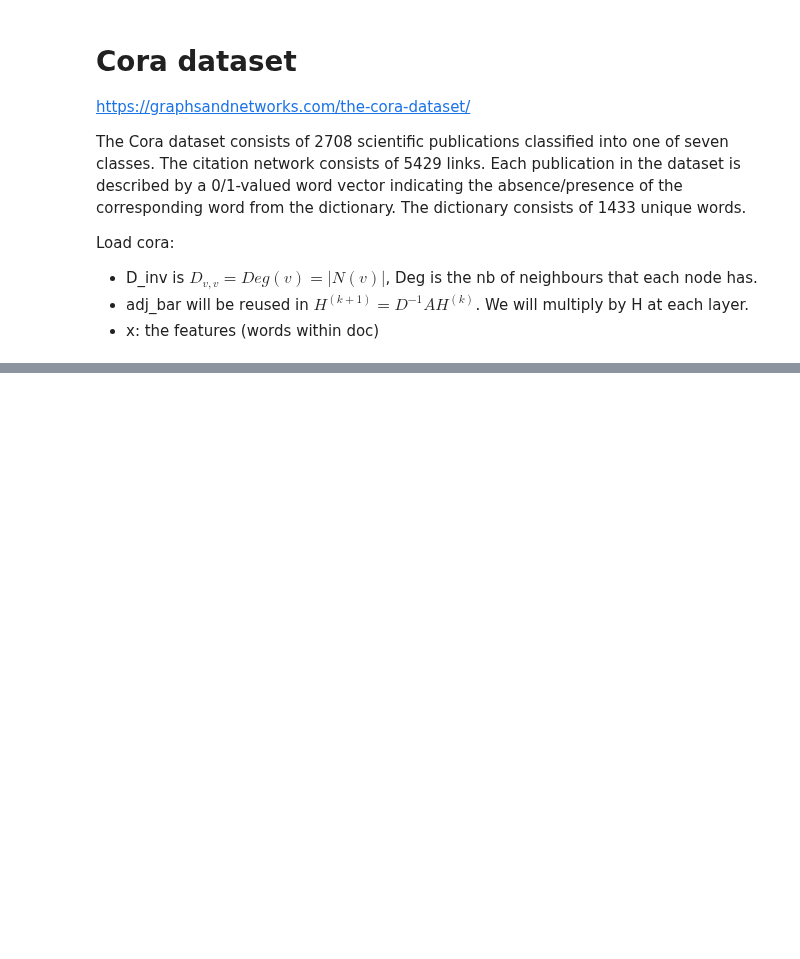
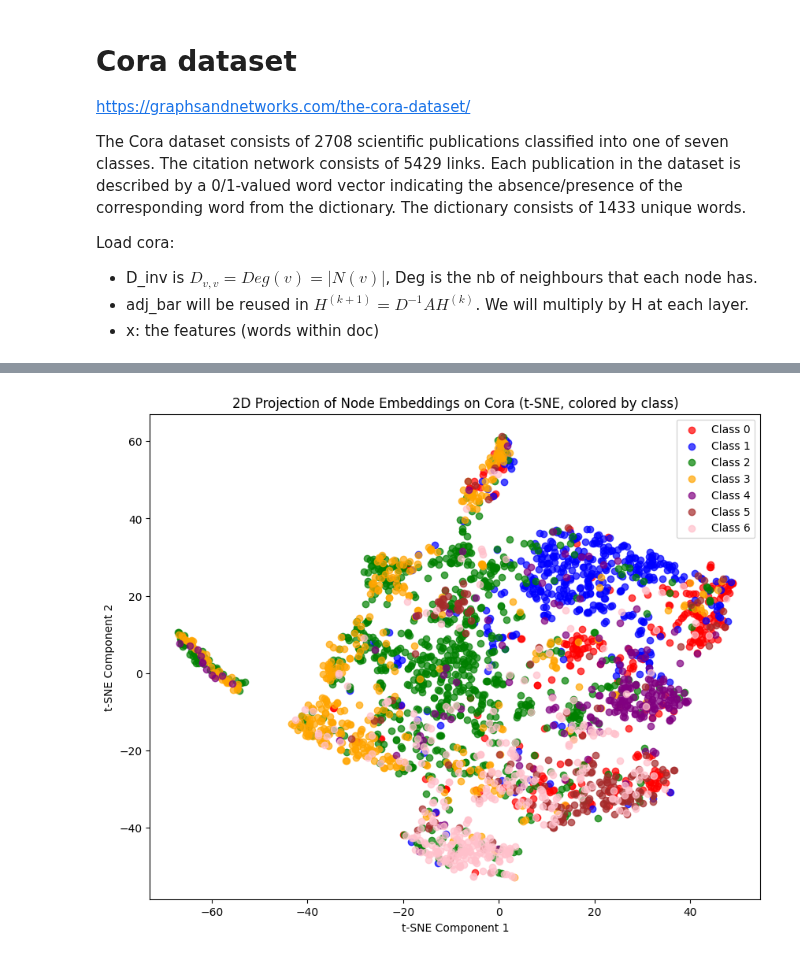
Before and after one commit to jean-kunz/cop_gnn, a Jupyter notebook: nbks/GCN-cora.ipynb, the cells around one changed output, grey strips where cells are left out. Drawn from its saved outputs; the diff is of its cells as text; code cells hidden in the pictures; blank space fills up the shorter version.

```diff
--- a/nbks/GCN-cora.ipynb
+++ b/nbks/GCN-cora.ipynb
@@ -316,6 +262,6 @@ pos_pairs = []
 for walk in walks:
     pairs = gen_walk_pairs(walk, window_size=2)
     pos_pairs.extend(pairs)
-pos_pairs_tensor = torch.LongTensor(pos_pairs).to(device)
-ic(pos_pairs_tensor.shape)
-num_positive_samples = pos_pairs_tensor.shape[0]
+
+num_positive_samples = len(pos_pairs)
+ic(num_positive_samples)
@@ -339,5 +291,0 @@ neg_pairs_tensor = torch.LongTensor(neg_pairs)
-# %%
-pos_logits = torch.sum(z[pos_pairs_tensor[:, 0]] * z[pos_pairs_tensor[:, 1]], dim=1)
-neg_logits = torch.sum(z[neg_pairs_tensor[:, 0]] * z[neg_pairs_tensor[:, 1]], dim=1)
-ic(pos_logits.shape, pos_logits[:5])
-ic(neg_logits.shape, neg_logits[:5]);
@@ -433,0 +450,32 @@ if __name__ == "__main__":
+# %%
+from sklearn.manifold import TSNE
+
+
+def visualize_tsne_embeddings(z, labels):
+    tsne = TSNE(n_components=2, random_state=42, perplexity=30, max_iter=1000)
+    z_2d = tsne.fit_transform(z)
+
+    colors = ["red", "blue", "green", "orange", "purple", "brown", "pink"]
+    unique_labels = np.unique(labels)
+
+    plt.figure(figsize=(10, 8))
+    for i, lbl in enumerate(unique_labels):
+        mask = labels == lbl
+        plt.scatter(
+            z_2d[mask, 0],
+            z_2d[mask, 1],
+            c=colors[i % len(colors)],
+            label=f"Class {lbl}",
+            alpha=0.7,
+        )
+    plt.legend()
+    plt.title("2D Projection of Node Embeddings on Cora (t-SNE, colored by class)")
+    plt.xlabel("t-SNE Component 1")
+    plt.ylabel("t-SNE Component 2")
+    plt.show()
+
+
+z = inference(model, x, adj_bar)
+visualize_tsne_embeddings(z, labels)
+# %% [output]
+[figure, added]
```
Also changed, not shown: parts of 20 cells of this notebook, 3 other files.
